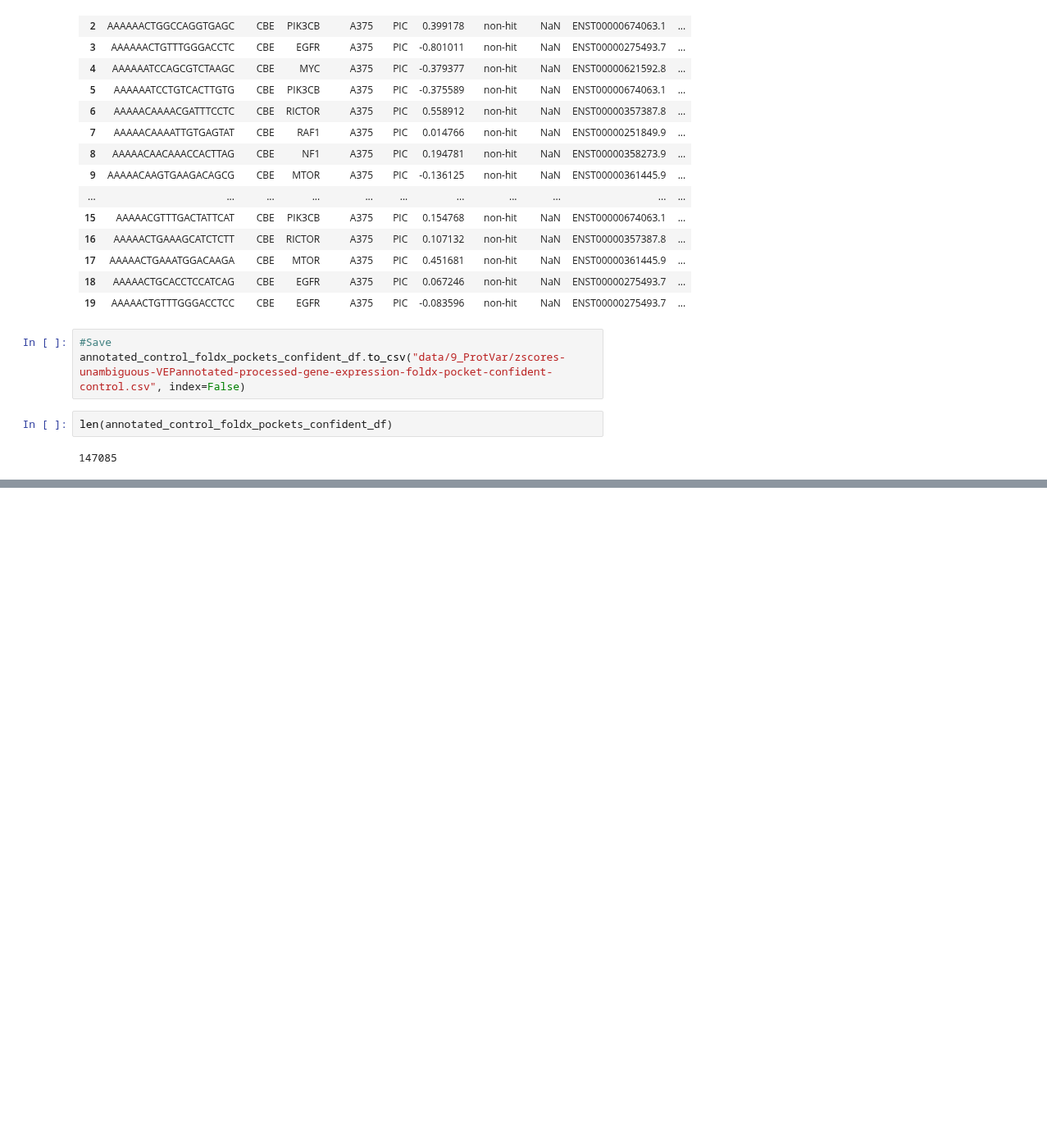
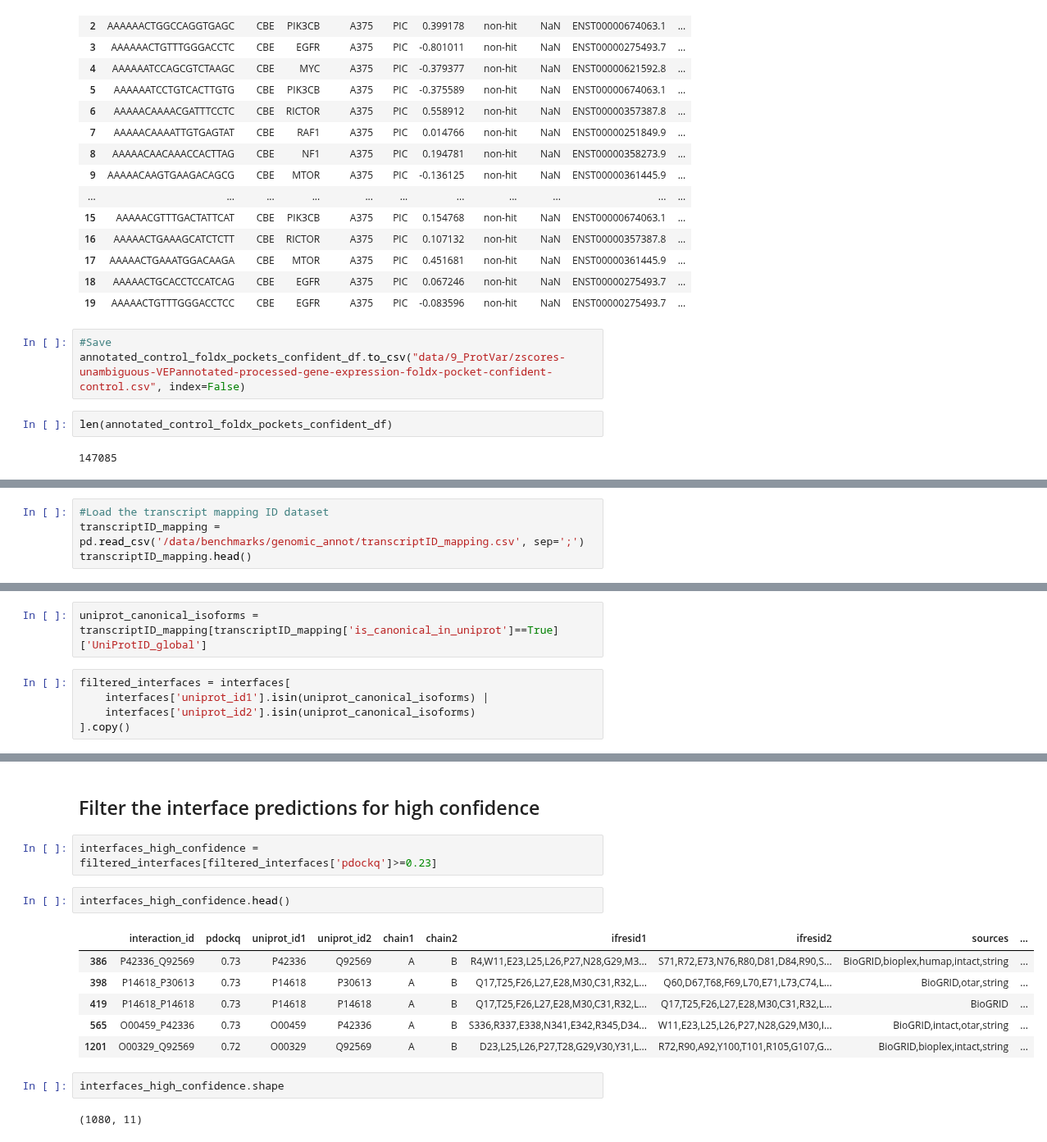
Before and after one commit to QuantitativeBiology/BECancerResistome, a Jupyter notebook: BECancerResistome/Guides_annotation/ProtVar_annotation.ipynb, the cells around one changed output, grey strips where cells are left out. Shown at 82% size. Cells and saved outputs as stored; diff of their text form; blank space fills up the shorter version.

```diff
--- a/BECancerResistome/Guides_annotation/ProtVar_annotation.ipynb
+++ b/BECancerResistome/Guides_annotation/ProtVar_annotation.ipynb
@@ -795,0 +860,4 @@ len(annotated_control_foldx_pockets_confident_df)
+# %%
+#Load the transcript mapping ID dataset
+transcriptID_mapping = pd.read_csv('/data/benchmarks/genomic_annot/transcriptID_mapping.csv', sep=';')
+transcriptID_mapping.head()
@@ -795,0 +871,7 @@ len(annotated_control_foldx_pockets_confident_df)
+# %%
+uniprot_canonical_isoforms = transcriptID_mapping[transcriptID_mapping['is_canonical_in_uniprot']==True]['UniProtID_global']
+# %%
+filtered_interfaces = interfaces[
+    interfaces['uniprot_id1'].isin(uniprot_canonical_isoforms) |
+    interfaces['uniprot_id2'].isin(uniprot_canonical_isoforms)
+].copy()
@@ -795,0 +909,17 @@ len(annotated_control_foldx_pockets_confident_df)
+# %% [markdown]
+## Filter the interface predictions for high confidence
+# %%
+interfaces_high_confidence = filtered_interfaces[filtered_interfaces['pdockq']>=0.23]
+# %%
+interfaces_high_confidence.head()
+# %% [output]
+|  | interaction_id | pdockq | uniprot_id1 | uniprot_id2 | chain1 | chain2 | ifresid1 | ifresid2 | sources | ... |
+| 386 | P42336_Q92569 | 0.73 | P42336 | Q92569 | A | B | R4,W11,E23,L25,L26,P27,N28,G29,M3... | S71,R72,E73,N76,R80,D81,D84,R90,S... | BioGRID,bioplex,humap,intact,string | ... |
+| 398 | P14618_P30613 | 0.73 | P14618 | P30613 | A | B | Q17,T25,F26,L27,E28,M30,C31,R32,L... | Q60,D67,T68,F69,L70,E71,L73,C74,L... | BioGRID,otar,string | ... |
+| 419 | P14618_P14618 | 0.73 | P14618 | P14618 | A | B | Q17,T25,F26,L27,E28,M30,C31,R32,L... | Q17,T25,F26,L27,E28,M30,C31,R32,L... | BioGRID | ... |
+| 565 | O00459_P42336 | 0.73 | O00459 | P42336 | A | B | S336,R337,E338,N341,E342,R345,D34... | W11,E23,L25,L26,P27,N28,G29,M30,I... | BioGRID,intact,otar,string | ... |
+| 1201 | O00329_Q92569 | 0.72 | O00329 | Q92569 | A | B | D23,L25,L26,P27,T28,G29,V30,Y31,L... | R72,R90,A92,Y100,T101,R105,G107,G... | BioGRID,bioplex,intact,string | ... |
+# %%
+interfaces_high_confidence.shape
+# %% [output]
+(1080, 11)
```
Also changed, not shown: parts of 52 cells of this notebook.
